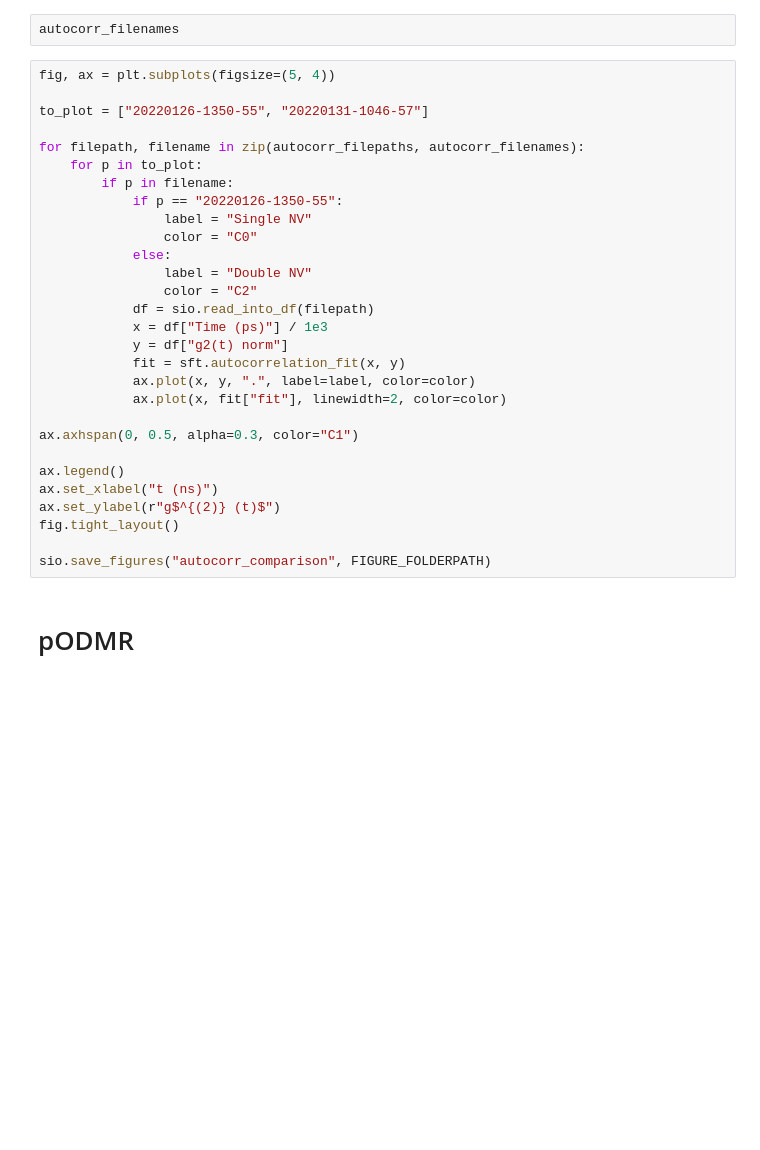
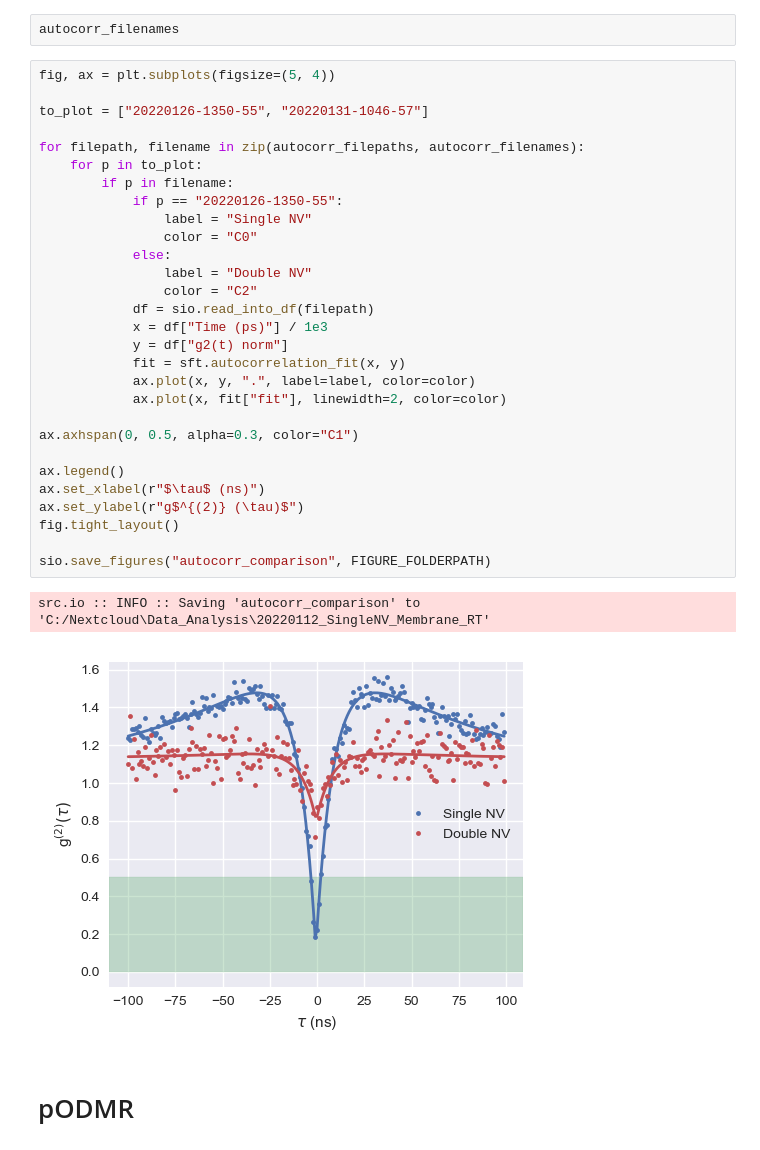
Before and after one commit to dineshpinto/qudi-hira-analysis, a Jupyter notebook: notebooks/20220112_SingleNV_Membrane_RT.ipynb, the cells around one changed output. Drawn from its saved outputs; the diff is of its cells as text; blank space fills up the shorter version.

```diff
--- a/notebooks/20220112_SingleNV_Membrane_RT.ipynb
+++ b/notebooks/20220112_SingleNV_Membrane_RT.ipynb
@@ -161,32 +162,35 @@ autocorr_filenames
 # %%
 fig, ax = plt.subplots(figsize=(5, 4))
 
 to_plot = ["20220126-1350-55", "20220131-1046-57"]
 
 for filepath, filename in zip(autocorr_filepaths, autocorr_filenames):
     for p in to_plot:
         if p in filename:
             if p == "20220126-1350-55":
                 label = "Single NV"
                 color = "C0"
             else:
                 label = "Double NV"
                 color = "C2"
             df = sio.read_into_df(filepath)
             x = df["Time (ps)"] / 1e3
             y = df["g2(t) norm"]
             fit = sft.autocorrelation_fit(x, y)
             ax.plot(x, y, ".", label=label, color=color)
             ax.plot(x, fit["fit"], linewidth=2, color=color)
 
 ax.axhspan(0, 0.5, alpha=0.3, color="C1")
 
 ax.legend()
-ax.set_xlabel("t (ns)")
-ax.set_ylabel(r"g$^{(2)} (t)$")
+ax.set_xlabel(r"$\tau$ (ns)")
+ax.set_ylabel(r"g$^{(2)} (\tau)$")
 fig.tight_layout()
 
 sio.save_figures("autocorr_comparison", FIGURE_FOLDERPATH)
+# %% [output]
+src.io :: INFO :: Saving 'autocorr_comparison' to 'C:/Nextcloud\Data_Analysis\20220112_SingleNV_Membrane_RT'
+[figure, added]
 # %% [markdown]
 # pODMR
 # %%
```
Also changed, not shown: parts of 5 cells of this notebook, 4 other files.
